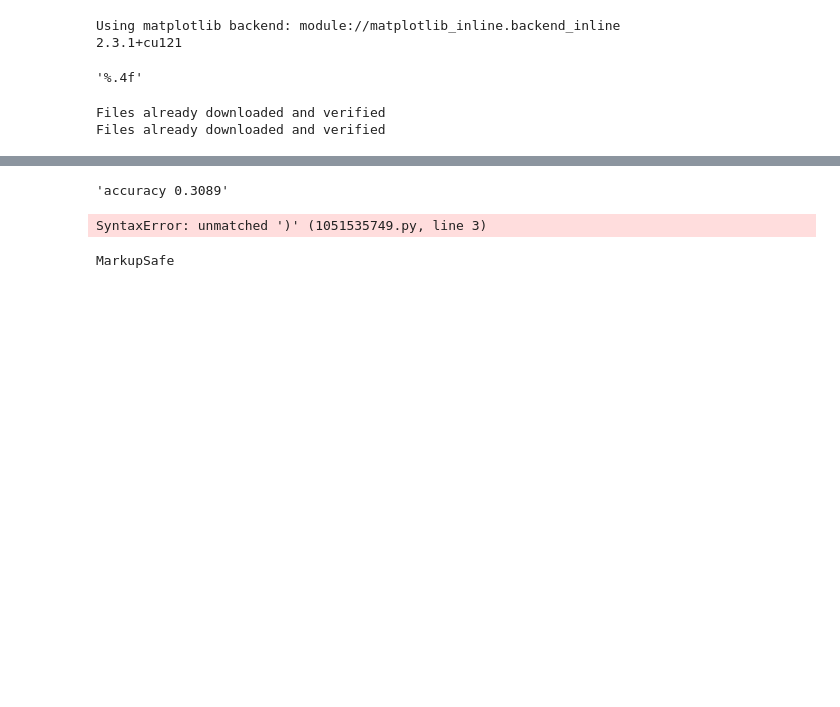
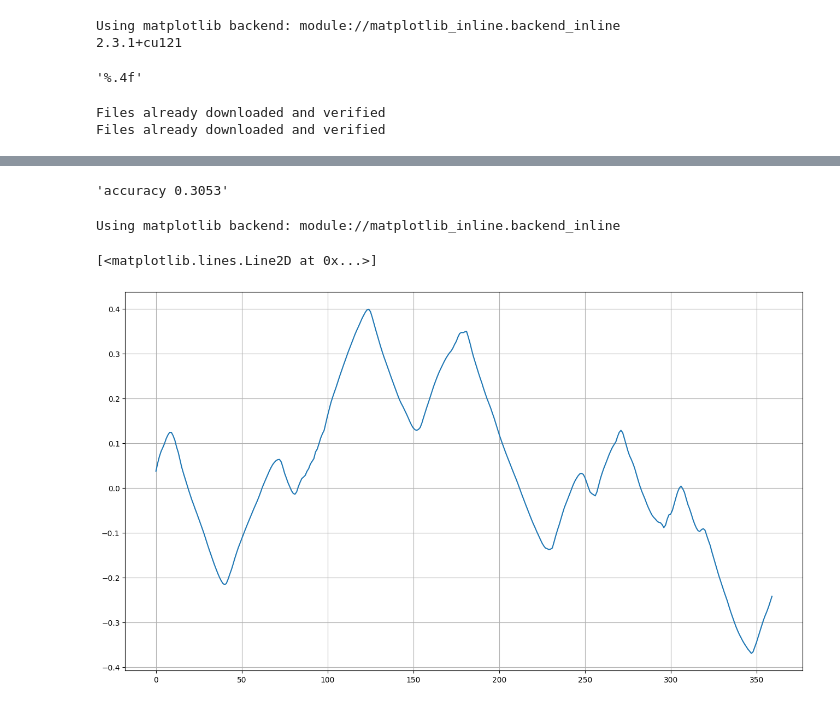
Before and after one commit to spometun/live_net, a Jupyter notebook: test.ipynb, the cells around one changed output, grey strips where cells are left out. Cells and saved outputs as stored; diff of their text form; code cells hidden in the pictures; blank space fills up the shorter version.

```diff
--- a/test.ipynb
+++ b/test.ipynb
@@ -41,8 +44,7 @@ train_x, train_y = livenet.datasets.to_plain(*livenet.datasets.get_cifar10_train
 Files already downloaded and verified
 Files already downloaded and verified
 # %%
-context = core.livenet.Context()
-network = livenet.nets.create_perceptron(train_x.shape[1], 11, 10, context)
+network = livenet.nets.create_perceptron(train_x.shape[1], 11, 10)
 batch_iterator = livenet.gen_utils.batch_iterator(train_x, train_y, batch_size=1000)
 criterion = livenet.nets.criterion_classification_n
 optimizer = livenet.nets.create_optimizer(network)
@@ -52,7 +70,7 @@ trainer = livenet.net_trainer.NetTrainer(network, batch_iterator, criterion, opt
 LiveNet
 # %%
+simple_log.level = simple_log.LogLevel.DEBUG
 network.context.regularization_l1 = 0.001
 optimizer.learning_rate = 0.001
-network.context.learning_rate = 0.001
-trainer.step(1000)
+trainer.step(200)
 # %% [output]
@@ -76,86 +94,46 @@ Iˈ32.661 2.913 = 2.799+0.114reg params=169 livenet/net_trainer.py:93
 # %%
 pred = network(test_x)
 pred_bin = np.argmax(pred.detach().numpy(), axis=1, keepdims=True)
-diff = test_y - pred_bin
+diff = test_y.numpy() - pred_bin
 f"accuracy {len(diff[diff == 0]) / len(diff)}"
 # %% [output]
-'accuracy 0.3089'
+'accuracy 0.3053'
-# %%
-import re
-name = "numpy-1.21.6-cp37-cp37m-manylinux_2_12_x86_64.manylinux2010_x86_64.whl"
-pattern = r"^from\s+\.\s+import\s+\w+\s+"
-name = re.fullmatch(pattern, name)
-re.match()
-# %% [output]
-SyntaxError: unmatched ')' (1051535749.py, line 3)
-# %%
-import re
-import os, sys
-dirpath = "/home/spometun/table/w3"
-files = os.listdir(dirpath)
-
-# Regular expression to match a .whl file name and capture the package name
-# regex = r'^([a-zA-Z0-9_\-]+)\-([a-zA-Z0-9_.!+]+)\-([a-zA-Z0-9_.!+]+)\-([a-zA-Z0-9_.!+]+)\-([a-zA-Z0-9_.!+]+)\.whl$'
-#    regex = r'^([a-zA-Z0-9_]+)\-(?:[0-9]|[_\-\.]|py3|py2|none|any|linux|manylinux|abi|x86|cp3|cp37m|post)+.whl$'
-
-def get_wheel_package_name(file_name: str):
-    regex = r'^([a-zA-Z0-9_]+)\-.*\.whl$'
-    match = re.match(regex, file_name)
-    if match:
-        package_name = match.group(1)
-    else:
-        package_name = None
-    return package_name
-
-
-file_name = "MarkupSafe-2.1.3-cp37-cp37m-manylinux_2_17_x86_64.manylinux2014_x86_64.whl"
-print(get_wheel_package_name(file_name))
-# n = 0
-# f = 0
-# for file_name in files:
-#     n += 1
-#     package_name = get_wheel_package_name(file_name)
-#     if package_name is None:
-#         f += 1
-#         print(file_name)
-#         break
-#     print(package_name)
-#
-# print(n, f)
-# %% [output]
-MarkupSafe
 # %%
 %matplotlib
 plt.ion()
 
 def param_amount(param):
     val = len(param["params"])
     return val
 
 def param_max(param):
     val = np.max(np.abs(param["params"]))
     return val
 
 def param_picker1(param):
     try:
-        val0 = param["params"]["S262->D1"].item()
+        val0 = param["params"]["N9->D7"].item()
     except KeyError:
         val0 = 0.
     return val0
 
 def get_param_values(history, picker):
     values = []
     for entry in history:
         values.append(picker(entry))
     return values
 
 plt.figure(figsize=(16, 9))
-values = get_param_values(trainer.history, param_amount)
+values = get_param_values(trainer.history, param_picker1)
 plt.grid()
-#plt.plot(values)
+plt.plot(values)
 
-accum = core.stat_utils.AccumStat()
-accum.add_value(trainer.network.parameters())
-accum.plot()
+# accum = core.stat_utils.AccumStat()
+# accum.add_value(trainer.network.parameters())
+# accum.plot()
+# %% [output]
+Using matplotlib backend: module://matplotlib_inline.backend_inline
+[<matplotlib.lines.Line2D at 0x...>]
+[figure, added]
 # %%
 for name, p in sorted(network.named_parameters(),key=lambda x: len(x[0]) + ord(x[0][0]) / 1000.):
```
Also changed, not shown: parts of 6 cells of this notebook, 3 other files.
